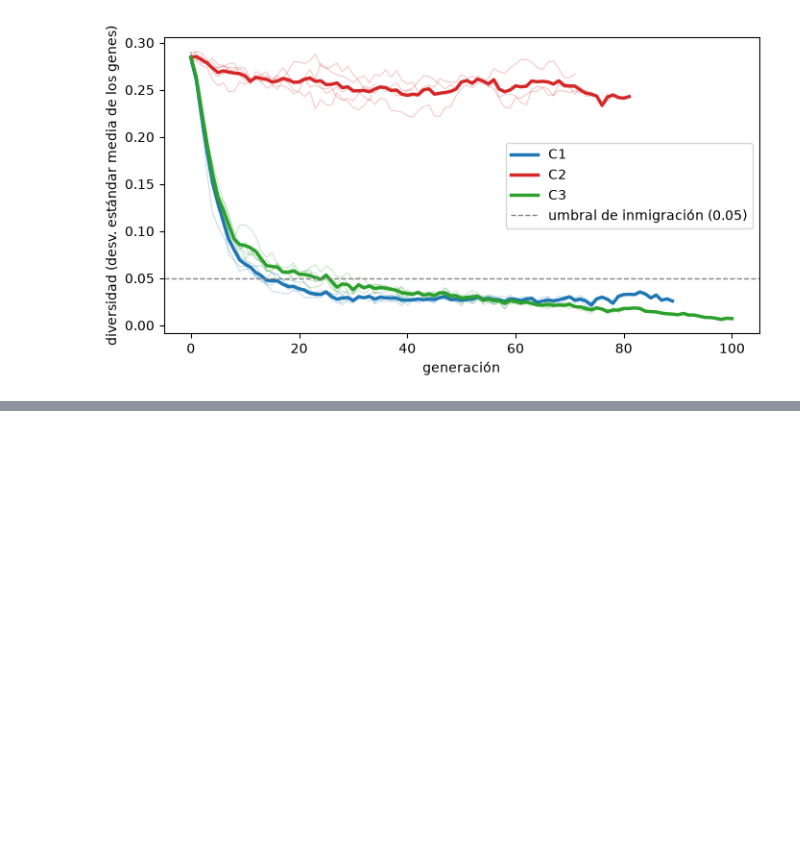
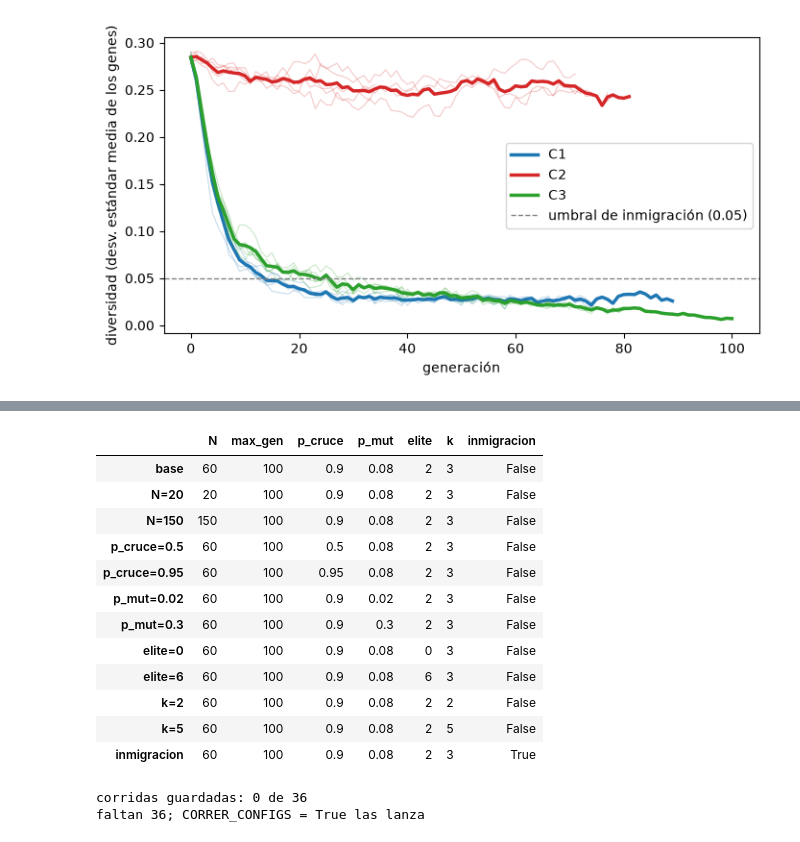
Before and after one commit to ArianaPita-0102/ia-examen-geneticos, a Jupyter notebook: silbido_piano.ipynb, the cells around one changed output, grey strips where cells are left out. Saved outputs shown, nothing was run; the diff lists cells and outputs as text; code cells hidden in the pictures; blank space fills up the shorter version.

Commit message:
Prepara la sección de configuraciones sin lanzarla

```diff
--- a/silbido_piano.ipynb
+++ b/silbido_piano.ipynb
@@ -824,0 +836,61 @@ plt.show()
+# %%
+# lo usan los procesos del cálculo en paralelo
+OPERADORES = COMBINACIONES["C1"]
+BASE = dict(N=60, max_gen=100, p_cruce=0.9, p_mut=0.08, elite=2, k=3, inmigracion=False)
+
+CONFIGS = {"base": BASE}
+for parametro, valores in [("N", [20, 150]), ("p_cruce", [0.5, 0.95]), ("p_mut", [0.02, 0.3]),
+                           ("elite", [0, 6]), ("k", [2, 5])]:
+    for valor in valores:
+        CONFIGS["%s=%s" % (parametro, valor)] = {**BASE, parametro: valor}
+CONFIGS["inmigracion"] = {**BASE, "inmigracion": True}
+SEMILLAS_CONFIG = [SEMILLA + i for i in range(3)]
+assert len(CONFIGS) == 12
+
+def correr_config(nombre, semilla):
+    historial, _, _ = evolucionar(np.random.default_rng(semilla), **OPERADORES, **CONFIGS[nombre])
+    historial.insert(0, "semilla", semilla)
+    historial.insert(0, "config", nombre)
+    return historial
+
+pd.DataFrame(CONFIGS).T
+# %% [output]
+|  | N | max_gen | p_cruce | p_mut | elite | k | inmigracion |
+| base | 60 | 100 | 0.9 | 0.08 | 2 | 3 | False |
+| N=20 | 20 | 100 | 0.9 | 0.08 | 2 | 3 | False |
+| N=150 | 150 | 100 | 0.9 | 0.08 | 2 | 3 | False |
+| p_cruce=0.5 | 60 | 100 | 0.5 | 0.08 | 2 | 3 | False |
+| p_cruce=0.95 | 60 | 100 | 0.95 | 0.08 | 2 | 3 | False |
+| p_mut=0.02 | 60 | 100 | 0.9 | 0.02 | 2 | 3 | False |
+| p_mut=0.3 | 60 | 100 | 0.9 | 0.3 | 2 | 3 | False |
+| elite=0 | 60 | 100 | 0.9 | 0.08 | 0 | 3 | False |
+| elite=6 | 60 | 100 | 0.9 | 0.08 | 6 | 3 | False |
+| k=2 | 60 | 100 | 0.9 | 0.08 | 2 | 2 | False |
+| k=5 | 60 | 100 | 0.9 | 0.08 | 2 | 5 | False |
+| inmigracion | 60 | 100 | 0.9 | 0.08 | 2 | 3 | True |
+# %%
+CORRER_CONFIGS = False   # True lanza (o retoma) las corridas que falten; son 36 y tardan horas
+ARCHIVO_CONFIGS = "resultados/configs.csv"
+
+hechas = set()
+if os.path.exists(ARCHIVO_CONFIGS):
+    previas = pd.read_csv(ARCHIVO_CONFIGS)
+    hechas = set(zip(previas["config"], previas["semilla"]))
+pendientes = [(n, s) for s in SEMILLAS_CONFIG for n in CONFIGS if (n, s) not in hechas]
+pendientes.sort(key=lambda t: -CONFIGS[t[0]]["N"])   # primero las de población grande, que son las más lentas
+
+if pendientes and CORRER_CONFIGS:
+    inicio = time.time()
+    for (nombre, semilla), historial in en_paralelo([("correr_config", t) for t in pendientes]):
+        # cada corrida se guarda apenas termina
+        historial.to_csv(ARCHIVO_CONFIGS, mode="a", header=not os.path.exists(ARCHIVO_CONFIGS), index=False)
+        hechas.add((nombre, semilla))
+        print("%s, semilla %d lista (%d de %d, %.0f min)" %
+              (nombre, semilla, len(hechas), len(CONFIGS) * len(SEMILLAS_CONFIG), (time.time() - inicio) / 60))
+else:
+    print("corridas guardadas: %d de %d" % (len(hechas), len(CONFIGS) * len(SEMILLAS_CONFIG)))
+    if pendientes:
+        print("faltan %d; CORRER_CONFIGS = True las lanza" % len(pendientes))
+# %% [output]
+corridas guardadas: 0 de 36
+faltan 36; CORRER_CONFIGS = True las lanza
```
Also changed, not shown: parts of 1 cell of this notebook.
